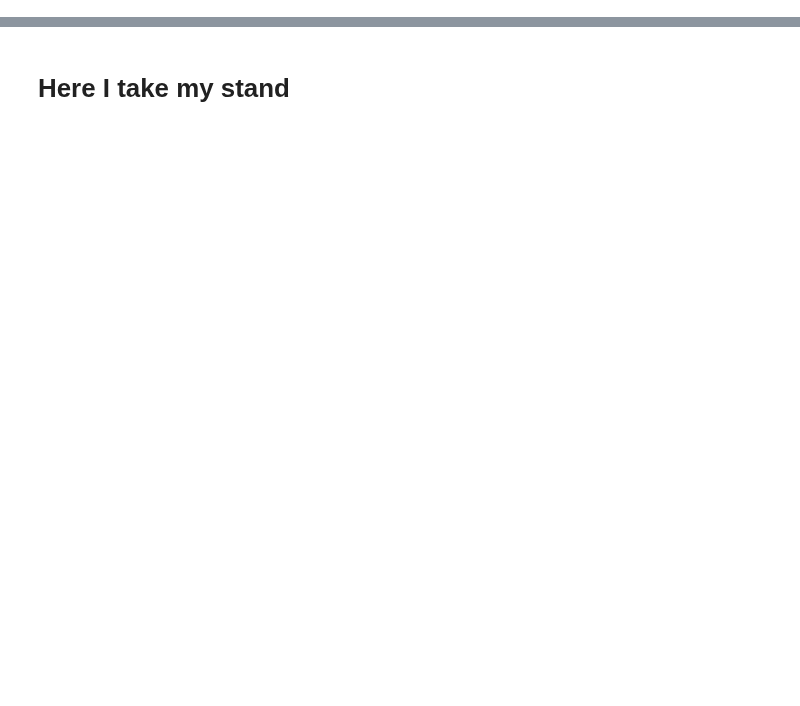
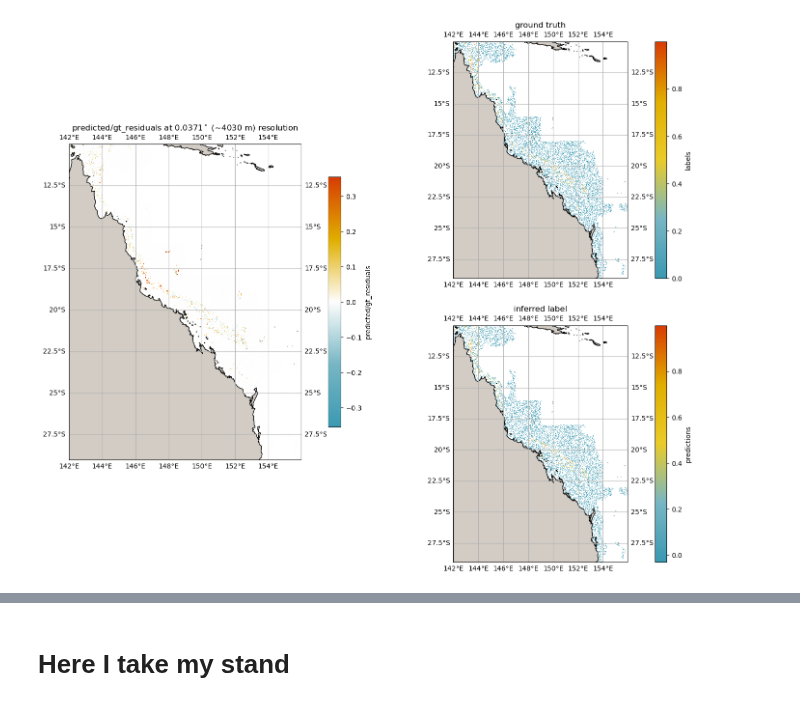
Before and after one commit to orlando-code/coralshift, a Jupyter notebook: notebooks/ml_data_processing.ipynb, the cells around one changed output, grey strips where cells are left out. Cells and saved outputs as stored; diff of their text form; code cells hidden in the pictures; blank space fills up the shorter version.

```diff
--- a/notebooks/ml_data_processing.ipynb
+++ b/notebooks/ml_data_processing.ipynb
@@ -274,0 +229,9 @@ Index(['thetao_y_mean', 'thetao_annual_range', 'thetao_m_min', 'thetao_m_max',
+# %%
+
+
+
+model_type="brt"
+ds = outputs_to_xa_ds(models_output_dict[model_type][0][0],(models_output_dict[model_type][0][1]))
+plot_spatial_diffs(ds["predictions"], ds["labels"], figsize=(16,14), cbar_pad =0.11)
+# %% [output]
+[figure, added]
```
Also changed, not shown: parts of 64 cells of this notebook, 7 other files.
